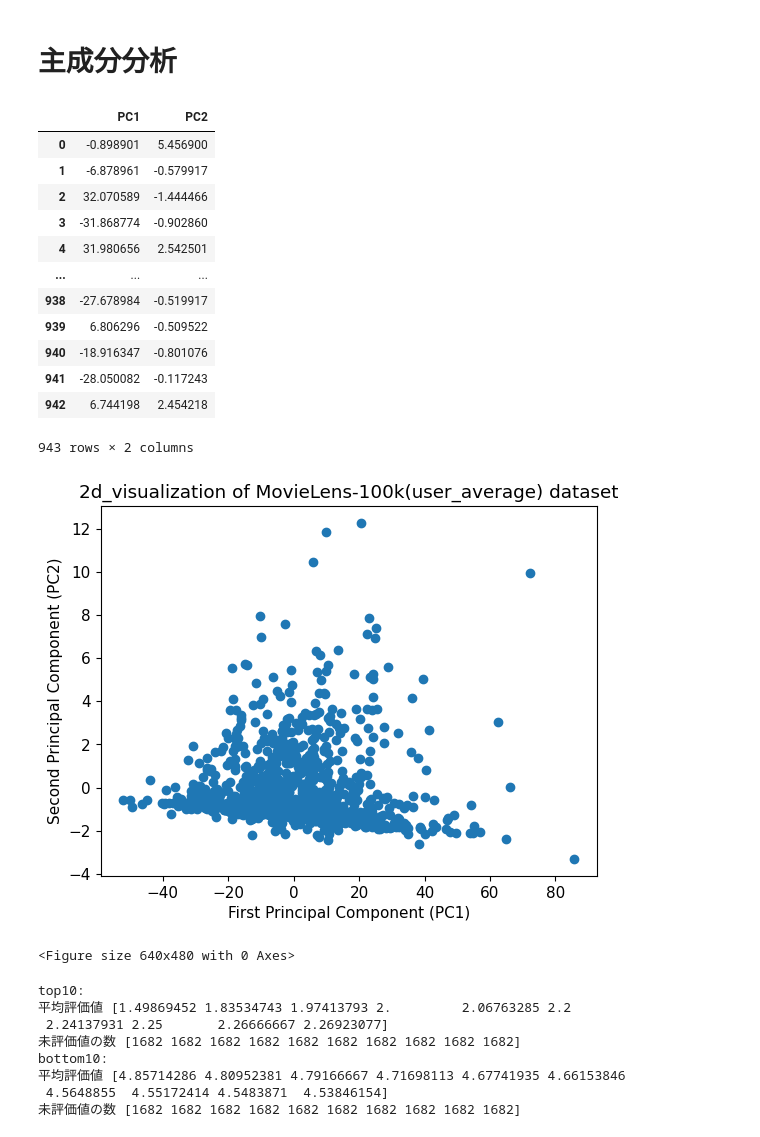
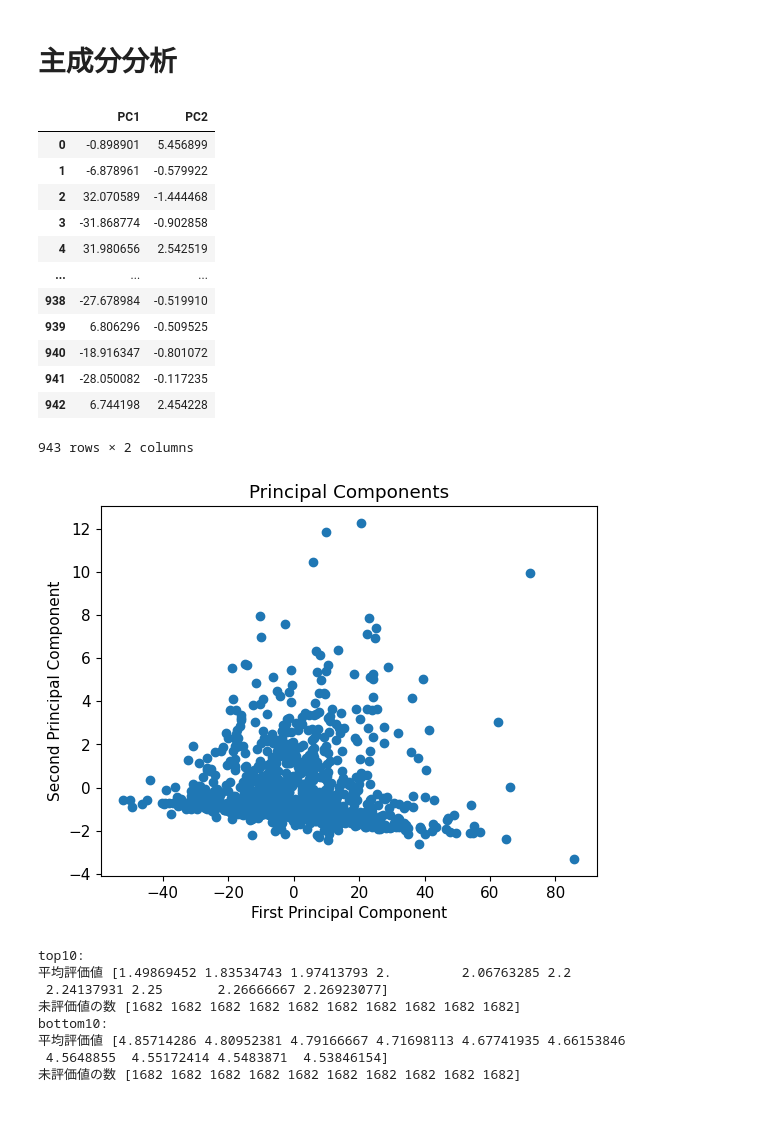
Before and after one commit to kimisuke0503/colab-research, a Jupyter notebook: movieLens_average/ave_mobie_2d_visualization.ipynb, the cells around one changed output. Drawn from its saved outputs; the diff is of its cells as text; code cells hidden in the pictures.

```diff
--- a/movieLens_average/ave_mobie_2d_visualization.ipynb
+++ b/movieLens_average/ave_mobie_2d_visualization.ipynb
@@ -75,32 +75,30 @@ print(X_movie)
 # %%
 pca = PCA(n_components=2)
 pca_result = pca.fit_transform(X_movie)
 pca_result_df = pd.DataFrame(pca_result, columns=['PC1', 'PC2'])
 display(pca_result_df)
 
 plt.scatter(x='PC1', y='PC2', data=pca_result_df)
-plt.title("2d_visualization of MovieLens-100k(user_average) dataset")
 plt.rcParams["font.size"] = 11
-plt.xlabel('First Principal Component (PC1)')
-plt.ylabel('Second Principal Component (PC2)')
-plt.show()
-plt.savefig(f"user_average_movie_2d_visualization.png", format="png", dpi=300)
+plt.title('Principal Components')
+plt.xlabel('First Principal Component')
+plt.ylabel('Second Principal Component')
+plt.savefig(f"ave_movie_2d_visualization.png", format="png", dpi=300)
 # %% [output]
 |  | PC1 | PC2 |
-| 0 | -0.898901 | 5.456900 |
-| 1 | -6.878961 | -0.579917 |
-| 2 | 32.070589 | -1.444466 |
-| 3 | -31.868774 | -0.902860 |
-| 4 | 31.980656 | 2.542501 |
+| 0 | -0.898901 | 5.456899 |
+| 1 | -6.878961 | -0.579922 |
+| 2 | 32.070589 | -1.444468 |
+| 3 | -31.868774 | -0.902858 |
+| 4 | 31.980656 | 2.542519 |
 | ... | ... | ... |
-| 938 | -27.678984 | -0.519917 |
-| 939 | 6.806296 | -0.509522 |
-| 940 | -18.916347 | -0.801076 |
-| 941 | -28.050082 | -0.117243 |
-| 942 | 6.744198 | 2.454218 |
+| 938 | -27.678984 | -0.519910 |
+| 939 | 6.806296 | -0.509525 |
+| 940 | -18.916347 | -0.801072 |
+| 941 | -28.050082 | -0.117235 |
+| 942 | 6.744198 | 2.454228 |
 943 rows × 2 columns
-[figure, old version]
+[figure, new version]
-<Figure size 640x480 with 0 Axes>
 # %%
 # 主成分考察
 
```
Also changed, not shown: parts of 1 cell of this notebook.
